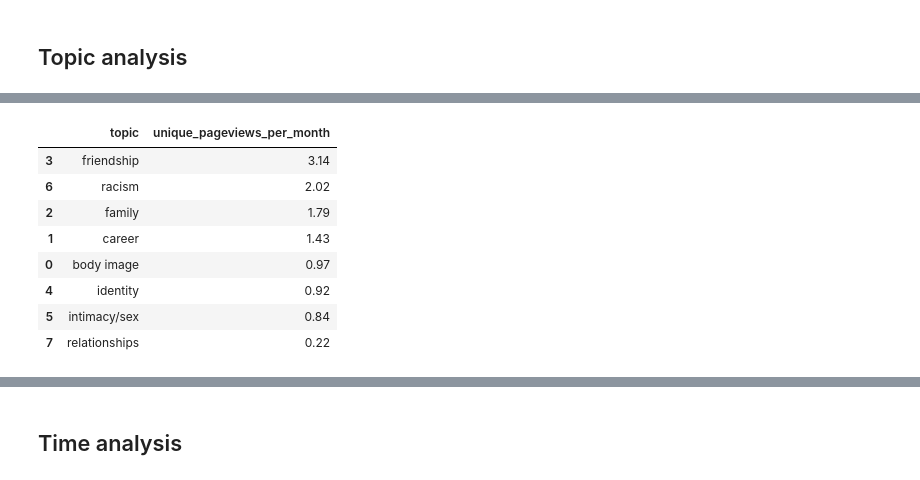
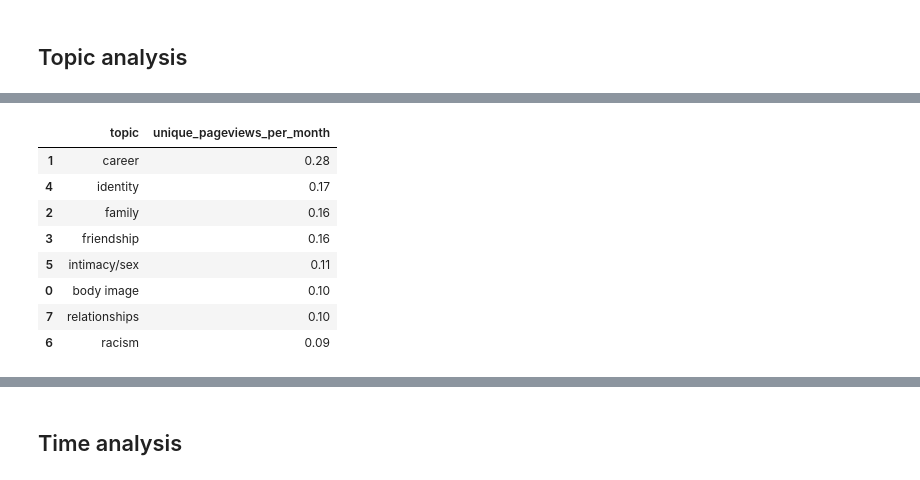
Before and after one commit to binh748/queer-asian-stories, a Jupyter notebook: notebooks/nlp_analysis.ipynb, the cells around one changed output, grey strips where cells are left out. Saved outputs shown, nothing was run; the diff lists cells and outputs as text; code cells hidden in the pictures.

```diff
--- a/notebooks/nlp_analysis.ipynb
+++ b/notebooks/nlp_analysis.ipynb
@@ -57,16 +73,17 @@ blogs_df.shape
 # %%
-blogs_df.groupby('topic', as_index=False).agg({'unique_pageviews_per_month': 'mean'}) \
+# Aggregate unique_pageviews_per_month by median
+blogs_df.groupby('topic', as_index=False).agg({'unique_pageviews_per_month': 'median'}) \
     .sort_values('unique_pageviews_per_month', ascending=False)
 # %% [output]
 |  | topic | unique_pageviews_per_month |
-| 3 | friendship | 3.14 |
-| 6 | racism | 2.02 |
-| 2 | family | 1.79 |
-| 1 | career | 1.43 |
-| 0 | body image | 0.97 |
-| 4 | identity | 0.92 |
-| 5 | intimacy/sex | 0.84 |
-| 7 | relationships | 0.22 |
+| 1 | career | 0.28 |
+| 4 | identity | 0.17 |
+| 2 | family | 0.16 |
+| 3 | friendship | 0.16 |
+| 5 | intimacy/sex | 0.11 |
+| 0 | body image | 0.10 |
+| 7 | relationships | 0.10 |
+| 6 | racism | 0.09 |
 # %%
 blogs_df[blogs_df['topic'] == 'friendship'].sort_values('unique_pageviews_per_month', ascending=False).head(5)
 # %% [output]
```
Also changed, not shown: parts of 42 cells of this notebook, 3 other files.
